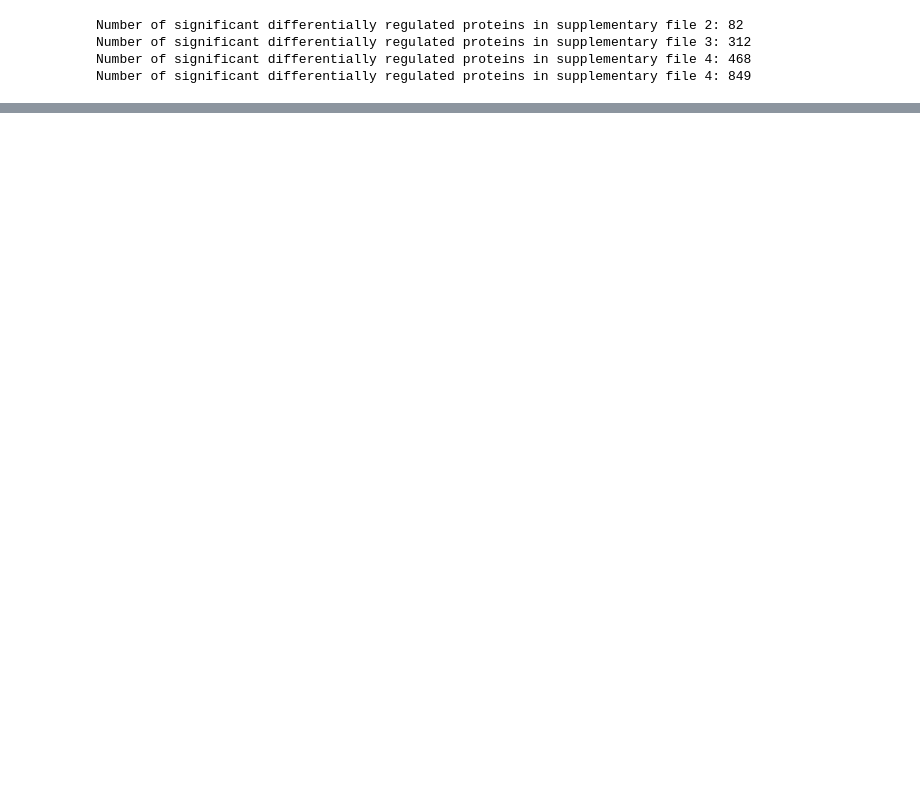
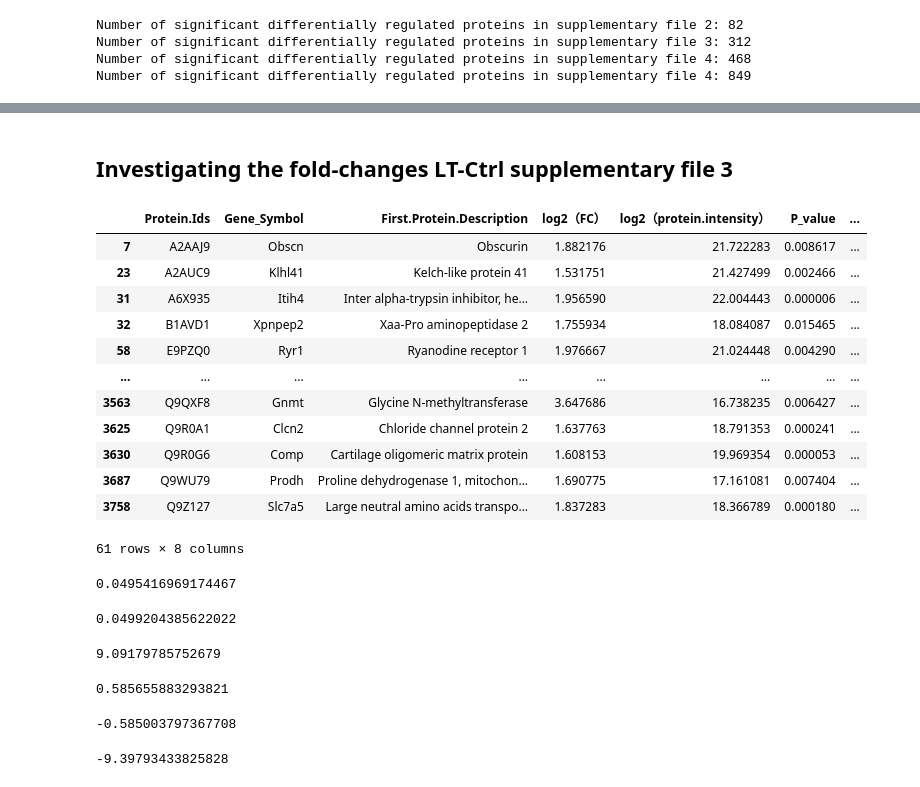
Before and after one commit to statisticalbiotechnology/dia_sum, a Jupyter notebook: result/2022-09-15_pxd031322_supplementary_files/reported differentially regulated proteins in supplementary files.ipynb, the cells around one changed output, grey strips where cells are left out. Drawn from its saved outputs; the diff is of its cells as text; code cells hidden in the pictures; blank space fills up the shorter version.

```diff
--- a/result/2022-09-15_pxd031322_supplementary_files/reported differentially regulated proteins in supplementary files.ipynb
+++ b/result/2022-09-15_pxd031322_supplementary_files/reported differentially regulated proteins in supplementary files.ipynb
@@ -39,0 +109,42 @@ Number of significant differentially regulated proteins in supplementary file 4:
+# %% [markdown]
+## Investigating the fold-changes LT-Ctrl supplementary file 3
+# %%
+LT_ctrl[(LT_ctrl["Adjusted_P_value"] < 0.05) & (LT_ctrl["log2（FC）"] > 1.5)]
+# %% [output]
+|  | Protein.Ids | Gene_Symbol | First.Protein.Description | log2（FC） | log2（protein.intensity） | P_value | ... |
+| 7 | A2AAJ9 | Obscn | Obscurin | 1.882176 | 21.722283 | 0.008617 | ... |
+| 23 | A2AUC9 | Klhl41 | Kelch-like protein 41 | 1.531751 | 21.427499 | 0.002466 | ... |
+| 31 | A6X935 | Itih4 | Inter alpha-trypsin inhibitor, he... | 1.956590 | 22.004443 | 0.000006 | ... |
+| 32 | B1AVD1 | Xpnpep2 | Xaa-Pro aminopeptidase 2 | 1.755934 | 18.084087 | 0.015465 | ... |
+| 58 | E9PZQ0 | Ryr1 | Ryanodine receptor 1 | 1.976667 | 21.024448 | 0.004290 | ... |
+| ... | ... | ... | ... | ... | ... | ... | ... |
+| 3563 | Q9QXF8 | Gnmt | Glycine N-methyltransferase | 3.647686 | 16.738235 | 0.006427 | ... |
+| 3625 | Q9R0A1 | Clcn2 | Chloride channel protein 2 | 1.637763 | 18.791353 | 0.000241 | ... |
+| 3630 | Q9R0G6 | Comp | Cartilage oligomeric matrix protein | 1.608153 | 19.969354 | 0.000053 | ... |
+| 3687 | Q9WU79 | Prodh | Proline dehydrogenase 1, mitochon... | 1.690775 | 17.161081 | 0.007404 | ... |
+| 3758 | Q9Z127 | Slc7a5 | Large neutral amino acids transpo... | 1.837283 | 18.366789 | 0.000180 | ... |
+61 rows × 8 columns
+# %%
+LT_ctrl[LT_ctrl.Condition == "Up"]["Adjusted_P_value"].max()
+# %% [output]
+0.0495416969174467
+# %%
+LT_ctrl[LT_ctrl.Condition == "Down"]["Adjusted_P_value"].max()
+# %% [output]
+0.0499204385622022
+# %%
+LT_ctrl[LT_ctrl.Condition == "Up"]["log2（FC）"].max()
+# %% [output]
+9.09179785752679
+# %%
+LT_ctrl[LT_ctrl.Condition == "Up"]["log2（FC）"].min()
+# %% [output]
+0.585655883293821
+# %%
+LT_ctrl[LT_ctrl.Condition == "Down"]["log2（FC）"].max()
+# %% [output]
+-0.585003797367708
+# %%
+LT_ctrl[LT_ctrl.Condition == "Down"]["log2（FC）"].min()
+# %% [output]
+-9.39793433825828
```
Also changed, not shown: parts of 37 cells of this notebook.
